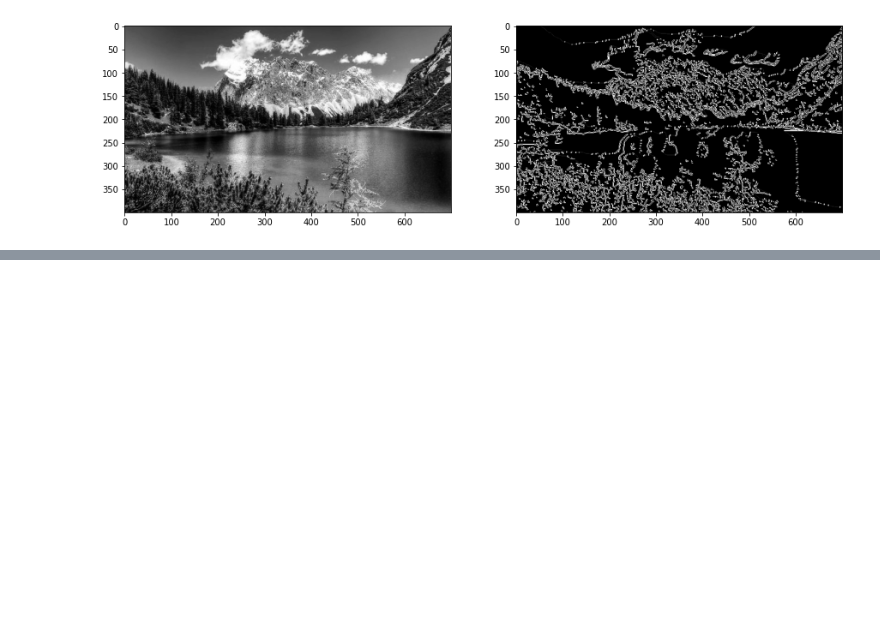
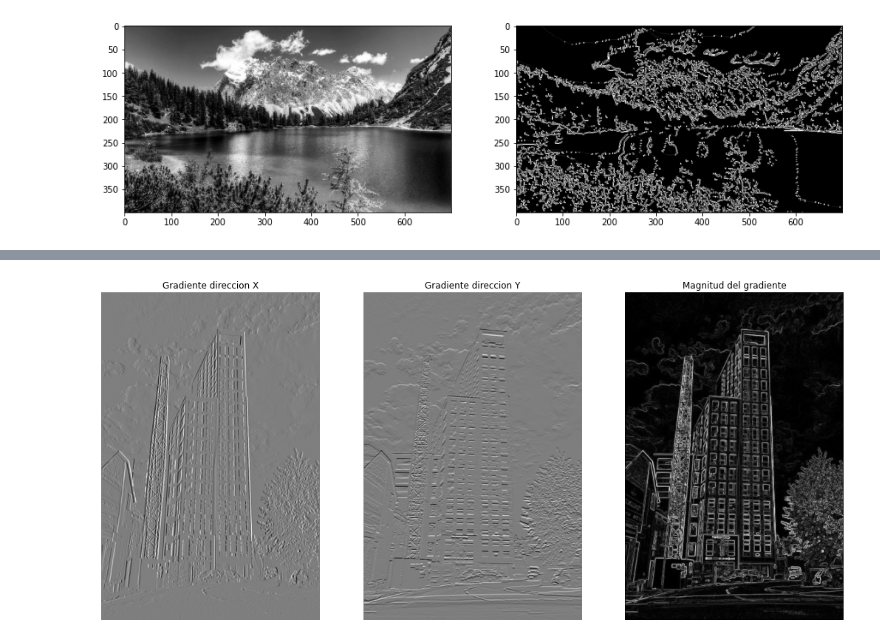
Before and after one commit to ivnlee/tec-mna-cv, a Jupyter notebook: week_3/3_sobel_canny_edge_detection.ipynb, the cells around one changed output, grey strips where cells are left out. Drawn from its saved outputs; the diff is of its cells as text; code cells hidden in the pictures; blank space fills up the shorter version.

```diff
--- a/week_3/3_sobel_canny_edge_detection.ipynb
+++ b/week_3/3_sobel_canny_edge_detection.ipynb
@@ -319,0 +416,21 @@ plt.imshow(img_final, cmap="gray")
+# %%
+fig = plt.figure(figsize=(18, 16))
+
+a = fig.add_subplot(1,3,1)
+imgplot = plt.imshow(sob_x, cmap='gray')
+a.set_title('Gradiente direccion X')
+a.axis('off')
+
+a = fig.add_subplot(1,3,2)
+imgplot = plt.imshow(sob_y, cmap='gray')
+a.set_title('Gradiente direccion Y')
+a.axis('off')
+
+a = fig.add_subplot(1,3,3)
+imgplot = plt.imshow(sob_out, cmap='gray')
+a.set_title('Magnitud del gradiente')
+a.axis('off')
+
+plt.show()
+# %% [output]
+[figure, added]
```
Also changed, not shown: parts of 14 cells of this notebook, 2 other files.
